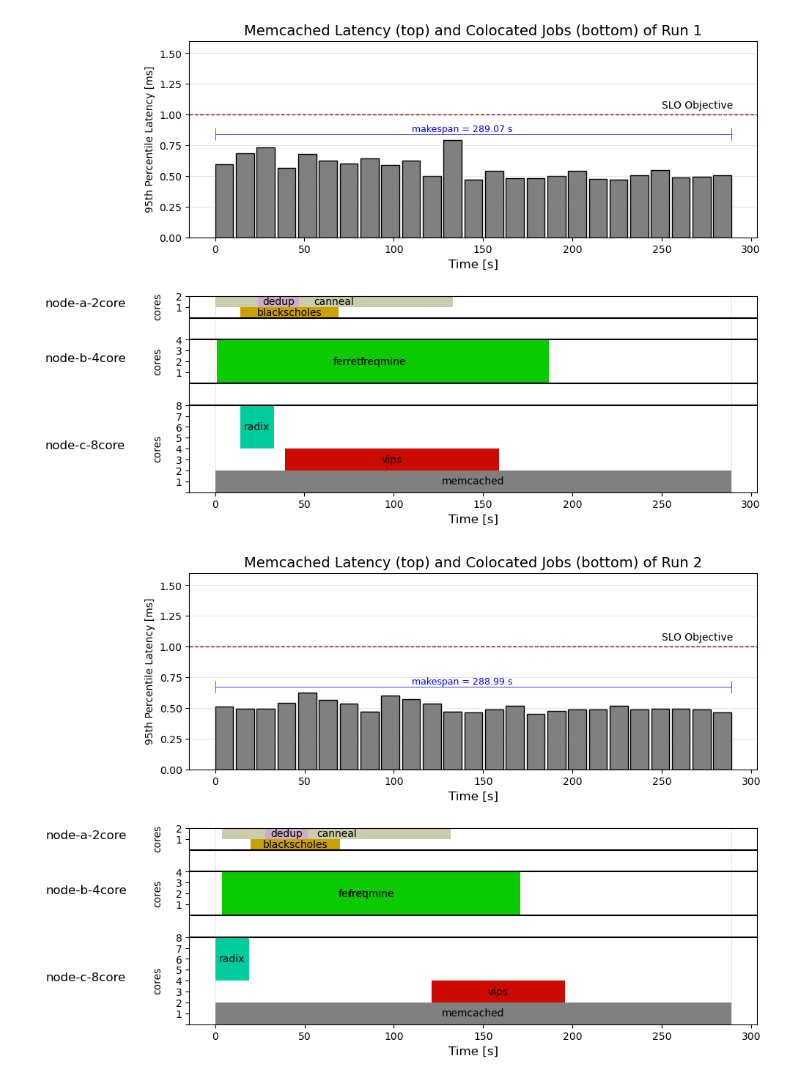
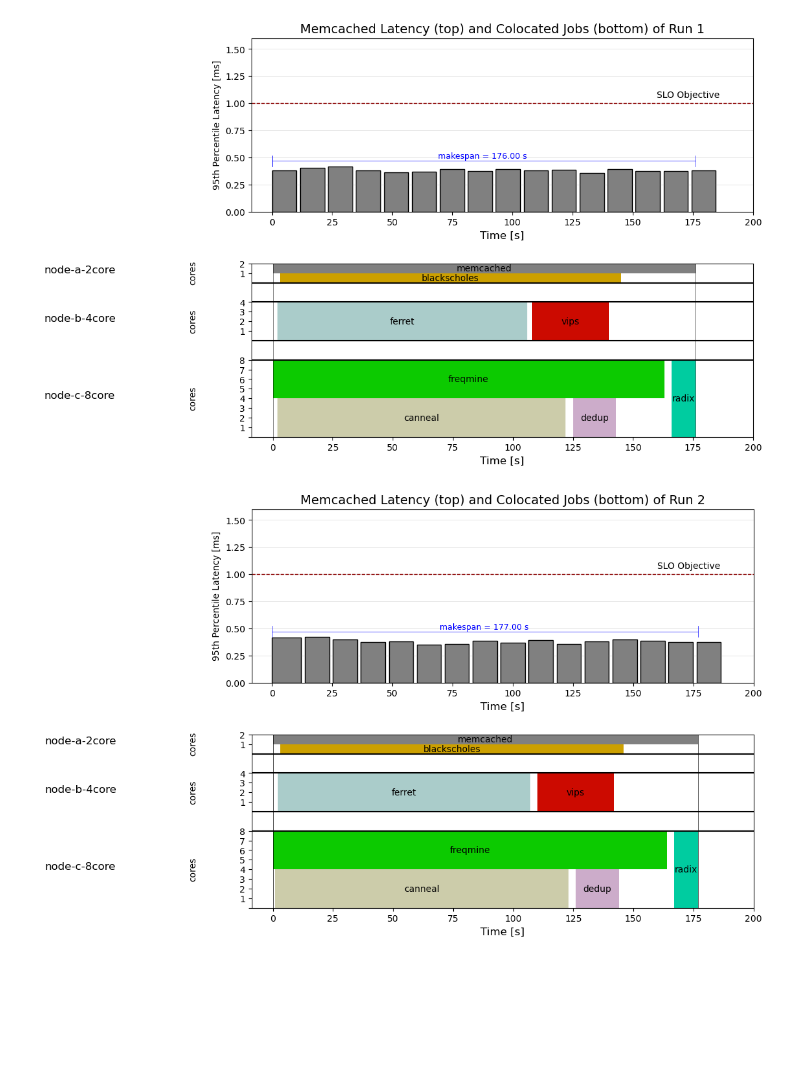
Before and after one commit to czanoli/ETH-Cloud-Computing-Architectures-2024, a Jupyter notebook: part3/plots.ipynb, the cells around one changed output. Saved outputs shown, nothing was run; the diff lists cells and outputs as text; code cells hidden in the pictures; blank space fills up the shorter version.

Commit message:
some changes to plot4.3 and adjusted plot3a for automatic timestamp synchronization

```diff
--- a/part3/plots.ipynb
+++ b/part3/plots.ipynb
@@ -117,8 +158,8 @@ def arrange_times(batch_times, total_times, n_runs):
 def compute_SLO_violation_ratio(p95):
     return (p95/1000.0 > 1).sum() / len(p95)
 # %%
-files = ["measurements/mock/pods_1.txt", "measurements/mock/pods_2.txt", "measurements/mock/pods_3.txt"]
-mcperf_files = ["measurements/mock/mcperf_1.txt", "measurements/mock/mcperf_2.txt", "measurements/mock/mcperf_3.txt"]
+files = ["measurements/pods_1.txt", "measurements/pods_2.txt", "measurements/pods_3.txt"]
+mcperf_files = ["measurements/mcperf_1.txt", "measurements/mcperf_2.txt", "measurements/mcperf_3.txt"]
 n_runs = 3
 # %%
 # Calculate batch means and standard deviations
@@ -172,17 +213,15 @@ relative_start_times = calculate_relative_start_times(files)
 
 # Get dataframes of interest from mcperf files and compute memcached timespan
 mcperf_dfs = list()
-memcached_spans = list()
-for file in mcperf_files:
-    df = parse_mcperf_file(file)
-    memcached_span = (df['ts_end'].iloc[-1] - df['ts_start'].iloc[0]).total_seconds()
-    memcached_spans.append(memcached_span)
+for pod_file, mcperf_file in zip(files, mcperf_files):
+    df = parse_mcperf_file(mcperf_file)
+    df = synch_mcperf_pods(df, pod_file)
     df['ts_span'] = (df['ts_end'] - df['ts_start']).dt.total_seconds()
     delay = df['ts_start'] - df['ts_end'].shift(1)
     delay[0] = pd.Timedelta(seconds=0)
     df['cum_ts_span'] = df['ts_span'] + delay.dt.total_seconds()
     df['cum_ts_span'] = df['cum_ts_span'].cumsum()
-    df = df[['p95', 'QPS', 'target', 'ts_span', 'cum_ts_span']]
+    df = df[['p95', 'QPS', 'target', 'ts_start', 'ts_start_timestamp', 'ts_span', 'cum_ts_span']]
     mcperf_dfs.append(df)
 
 # Get the SLO violation ratios
@@ -190,3 +229,4 @@ violation_ratios = list()
 for file in mcperf_files:
     df = parse_mcperf_file(file)
     violation_ratios.append(compute_SLO_violation_ratio(df['p95']))
+print('Violation Ratios: ', violation_ratios)
@@ -196,26 +254,28 @@ colors = {'canneal': '#CCCCAA', 'dedup': '#CCACCA', 'blackscholes': '#CCA000',
           'ferret': '#AACCCA', 'freqmine': '#0CCA00',
           'memcached': 'grey', 'radix': '#00CCA0', 'vips': '#CC0A00'}
 jobs = ['blackscholes', 'canneal', 'dedup', 'ferret', 'freqmine', 'radix', 'vips']
-jobs_pos_hbars = [(16, 1), (17, 1), (17, 1), (10, 4), (10, 4), (4, 4), (2, 2)]
-jobs_pos_annotations = [16.5, 17.5, 17.5, 12, 12, 6, 3]
+jobs_pos_hbars = [(16, 1), (0, 4), (0, 4), (10, 4), (4, 4), (0, 8), (10, 4)]
+jobs_pos_annotations = [16.5, 2, 2, 12, 6, 4, 12]
 
 for i, df in enumerate(mcperf_dfs):
     fig, (ax1, ax2) = plt.subplots(nrows=2, ncols=1, figsize=(10,8), dpi=100)
     fig.subplots_adjust(hspace=0.3)
 
     ## ------ First Subplot ------ ##
-    x = df['cum_ts_span'] - df['cum_ts_span'][0]/2    #offset to align the starting time of the first container to x=0
+    x = df['ts_start_timestamp'] - df['ts_start_timestamp'].min()
+    #x = df['cum_ts_span'] - df['cum_ts_span'][0]/2    #offset to align the starting time of the first container to x=0
     y = df['p95']/1000.0
-    ax1.bar(x, y, width=df['ts_span'], color='grey', edgecolor='black', linewidth=1)
+    ax1.bar(x, y, width=df['ts_span'], color='grey', edgecolor='black', align='edge', linewidth=1)
     slo_objective = ax1.axhline(y=1, color='darkred', linestyle='--', linewidth=1)
-    ax1.annotate('SLO Objective', xy=(250, 1.05), color='black')
-    ax1.plot([0, df['cum_ts_span'].iloc[-1]], [y.max() + 0.05, y.max() + 0.05], color='blue', linestyle='-', linewidth=0.5)
+    ax1.annotate('SLO Objective', xy=(160, 1.05), color='black')
+    ax1.plot([0, total_times[i]], [y.max() + 0.05, y.max() + 0.05], color='blue', linestyle='-', linewidth=0.5)
     ax1.plot([0, 0], [y.max(), y.max() + 0.1], color='blue', linestyle='-', linewidth=0.5)
-    ax1.plot([df['cum_ts_span'].iloc[-1], df['cum_ts_span'].iloc[-1]], [y.max(), y.max() + 0.1], color='blue', linestyle='-', linewidth=0.5)
-    ax1.annotate(f'makespan = {df['cum_ts_span'].iloc[-1]:.2f} s', xy=(110, y.max() + 0.07), color='blue', fontsize=9)
+    ax1.plot([total_times[i], total_times[i]], [y.max(), y.max() + 0.1], color='blue', linestyle='-', linewidth=0.5)
+    ax1.annotate(f'makespan = {total_times[i]:.2f} s', xy=(total_times[i]/2-len(f'makespan = {total_times[i]:.2f} s'), y.max() + 0.07), color='blue', fontsize=9)
 
     # Style
-    ax1.set_xticks([0, 50, 100, 150, 200, 250, 300])
+    ax1.set_xlim((-8.5,200))
+    ax1.set_xticks([0, 25, 50, 75, 100, 125, 150, 175, 200])
     ax1.set_xlabel("Time [s]", fontsize = 12)
 
     ax1.set_ylim((0, 1.6))
@@ -235,38 +295,38 @@ for i, df in enumerate(mcperf_dfs):
                      jobs_pos_annotations[jobs.index(job)]), color = 'black', horizontalalignment='center', verticalalignment='center')
 
     # Memcached
-    ax2.broken_barh([(0, memcached_spans[i])], (0, 2), facecolors = colors['memcached'])
-    ax2.annotate('memcached', (memcached_spans[i]/2, 1), color = 'black',
+    ax2.broken_barh([(0, total_times[i])], (17, 1), facecolors = colors['memcached'])
+    ax2.annotate('memcached', (total_times[i]/2, 17.5), color = 'black',
                  horizontalalignment='center', verticalalignment='center')
 
     # Style
-    ax2.set_xticks([0, 50, 100, 150, 200, 250, 300])
+    ax2.set_xticks([0, 25, 50, 75, 100, 125, 150, 175, 200])
     ax2.set_xlabel("Time [s]", fontsize = 12)
 
     ax2.set_ylim(0, 18)
     ax2.set_yticks([0, 1, 2, 3, 4, 5, 6, 7, 8, 11, 12, 13, 14, 17, 18])
     ax2.set_yticklabels(['', '1', '2', '3', '4', '5', '6', '7', '8', '1', '2', '3', '4', '1', '2'])
 
     #ax2.grid(axis='y', color='grey', linewidth=0.5, alpha=0.3)
     ax2.grid(False)
     ax2.axhline(y=8, color='black', linestyle='-')
     ax2.axhline(y=10, color='black', linestyle='-')
     ax2.axhline(y=14, color='black', linestyle='-')
     ax2.axhline(y=16, color='black', linestyle='-')
-    ax2.axvline(x=0, color='grey', linewidth=0.5, alpha=0.3)
-    ax2.axvline(x=memcached_spans[i], color='grey', linewidth=0.5, alpha=0.3)
+    ax2.axvline(x=0, color='black', linewidth=0.6, alpha=0.8)
+    ax2.axvline(x=total_times[i], color='black', linewidth=0.6, alpha=0.8)
 
     ax2.text(-95, 4, 'node-c-8core', rotation=0, fontsize=12)
     ax2.text(-35, 3, 'cores', rotation=90, fontsize=10)
 
     ax2.text(-95, 12, 'node-b-4core', rotation=0, fontsize=12)
     ax2.text(-35, 11, 'cores', rotation=90, fontsize=10)
 
     ax2.text(-95, 17, 'node-a-2core', rotation=0, fontsize=12)
     ax2.text(-35, 16, 'cores', rotation=90, fontsize=10)
 
     plt.show()
     #plt.savefig("plot_" + str(i) + ".pdf", bbox_inches = "tight")
 # %% [output]
-[figure, old version]
+[figure, new version]
-[figure, old version]
+[figure, new version]
```
Also changed, not shown: parts of 4 cells of this notebook, 3 other files.
